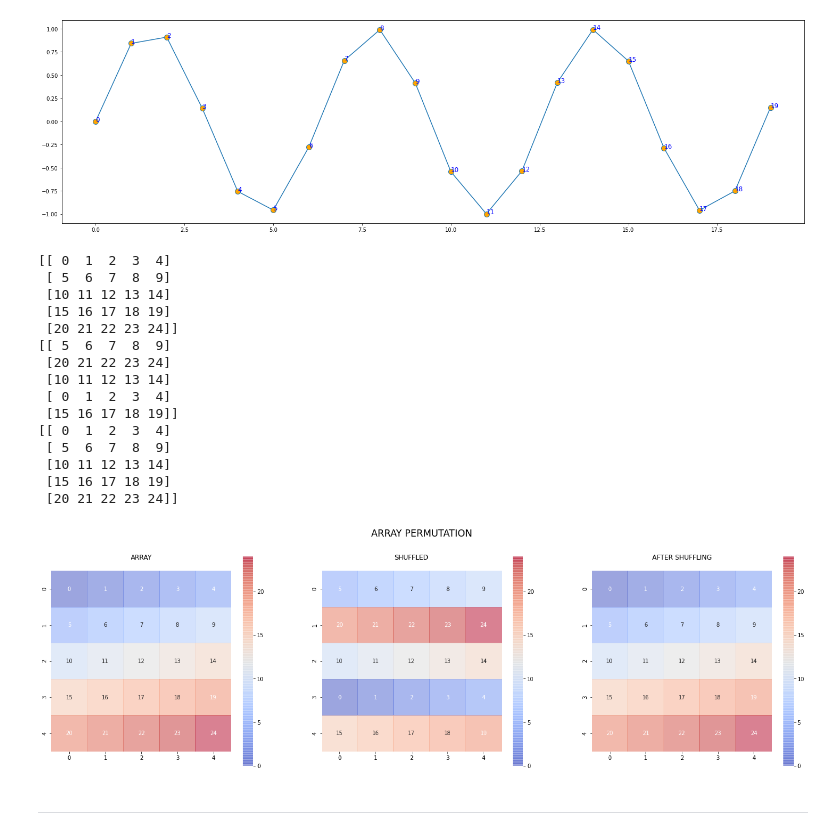
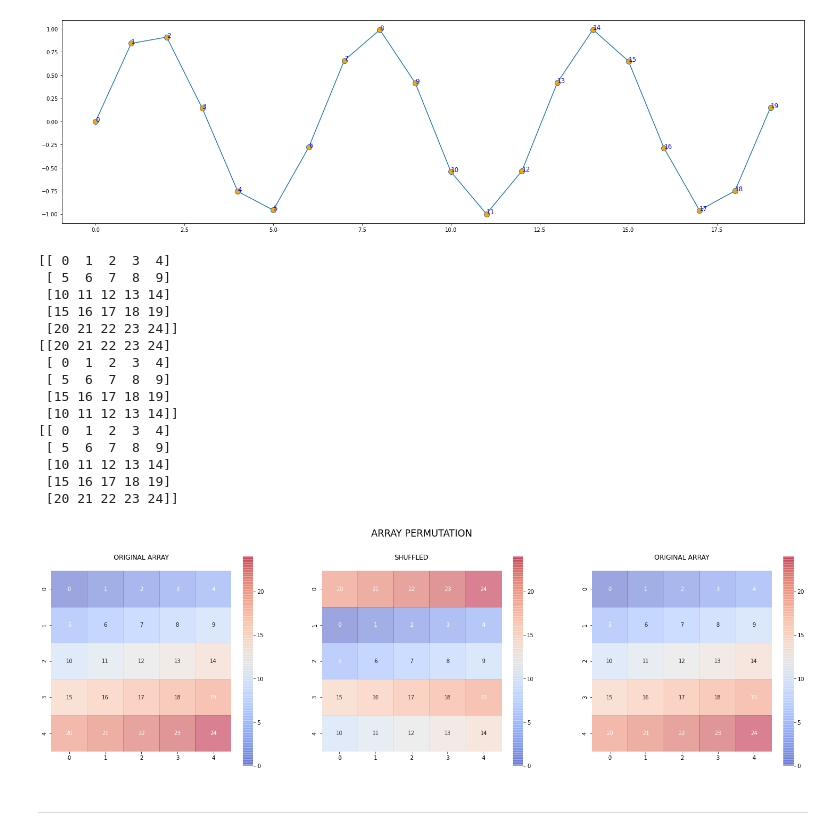
Before and after one commit to AnteDujic/Programming-for-Data-Analysis, a Jupyter notebook: numpy-random.ipynb, the cells around one changed output. Saved outputs shown, nothing was run; the diff lists cells and outputs as text; code cells hidden in the pictures.

```diff
--- a/numpy-random.ipynb
+++ b/numpy-random.ipynb
@@ -660,37 +667,37 @@ plt.show()
 # %%
 x2_per = (np.arange(25).reshape((5, 5)))
 y2_per = (rng.permutation(x2_per))
 print (x2_per)
 print(y2_per)
 print (x2_per)
 
 
 fig, axs = plt.subplots(1, 3, figsize = (25,7))
 fig.suptitle ("ARRAY PERMUTATION", size = "xx-large")
 sns.heatmap (data = x2_per, square = True, annot = True, cmap = "coolwarm",
-             alpha = 0.5, ax = axs[0]).set_title("ARRAY\n")
+             alpha = 0.5, ax = axs[0]).set_title("ORIGINAL ARRAY\n")
 sns.heatmap (data = y2_per, square = True, annot = True, cmap = "coolwarm",
              alpha = 0.5, ax = axs[1]).set_title("SHUFFLED\n")
 sns.heatmap (data = x2_per, square = True, annot = True, cmap = "coolwarm",
-             alpha = 0.5, ax = axs[2]).set_title("AFTER SHUFFLING\n")
+             alpha = 0.5, ax = axs[2]).set_title("ORIGINAL ARRAY\n")
 plt.show()
 # %% [output]
 [[ 0  1  2  3  4]
  [ 5  6  7  8  9]
  [10 11 12 13 14]
  [15 16 17 18 19]
  [20 21 22 23 24]]
-[[ 5  6  7  8  9]
- [20 21 22 23 24]
- [10 11 12 13 14]
+[[20 21 22 23 24]
  [ 0  1  2  3  4]
- [15 16 17 18 19]]
+ [ 5  6  7  8  9]
+ [15 16 17 18 19]
+ [10 11 12 13 14]]
 [[ 0  1  2  3  4]
  [ 5  6  7  8  9]
  [10 11 12 13 14]
  [15 16 17 18 19]
  [20 21 22 23 24]]
-[figure, old version]
+[figure, new version]
 # %% [markdown]
 ***
 # %% [markdown]
```
Also changed, not shown: parts of 38 cells of this notebook.
